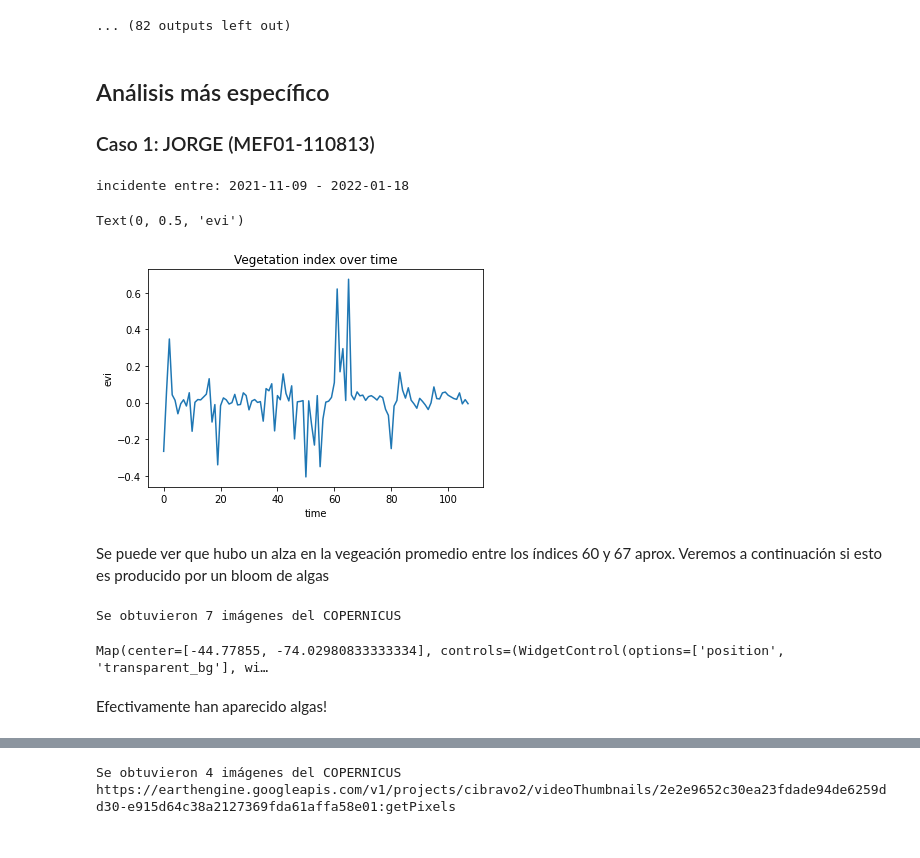
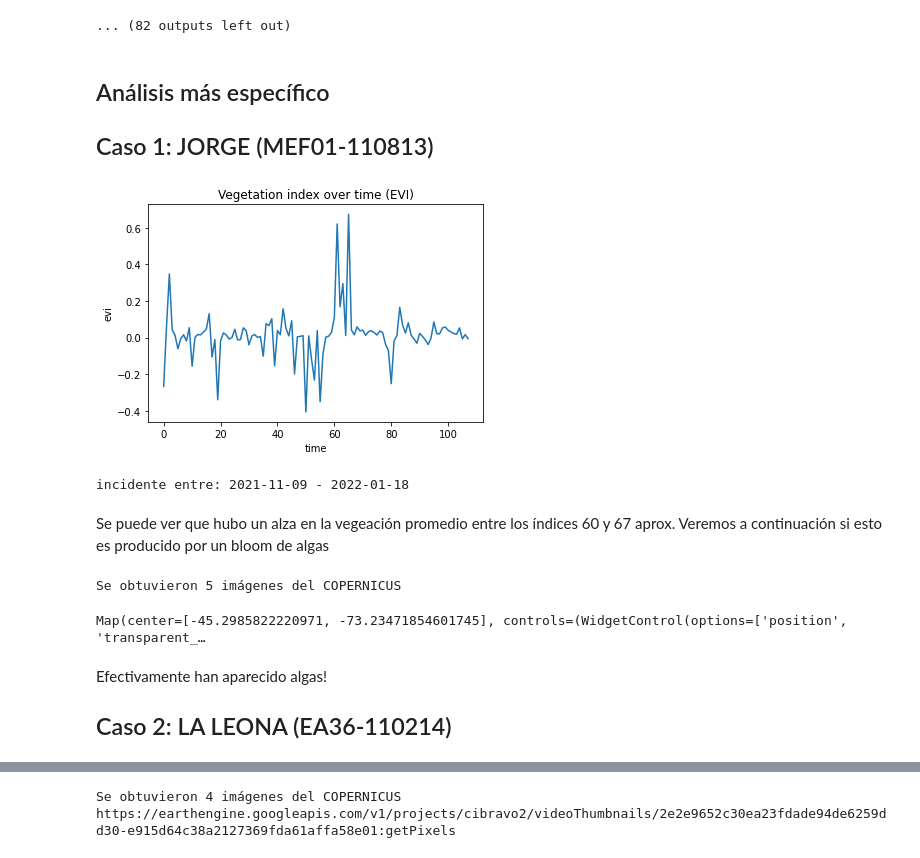
Before and after one commit to cristobalstrange/ProyectoCDDGIMT2118, a Jupyter notebook: main.ipynb, the cells around one changed output, grey strips where cells are left out. Drawn from its saved outputs; the diff is of its cells as text; code cells hidden in the pictures.

Commit message:
feat(project): :sparkles: Images

```diff
--- a/main.ipynb
+++ b/main.ipynb
@@ -305,27 +305,27 @@ for center in data['Name']:
 ... (82 outputs left out)
 # %% [markdown]
 ## Análisis más específico
-### Caso 1: JORGE (MEF01-110813)
+## Caso 1: JORGE (MEF01-110813)
 # %%
 centro = 'JORGE (MEF01-110813)'
 data = gpd.read_file('data_center.geojson').to_crs(4326)
 center = data[data['Name'] == centro]
 center_location = list(center['geometry'].get_coordinates().values[0][::-1])
 
 aoi = gpd.GeoSeries(center['geometry'].buffer(0.05, cap_style=3)).to_crs(4326).to_json()
 aoi_bbox = ee.Geometry.Polygon(json.loads(aoi)['features'][0]['geometry']['coordinates'], 'EPSG:4326')
 
 data_center = pd.read_csv(f'metrics/{centro}.csv')
 data_center = data_center.dropna()
-print(f'incidente entre: {list(data_center["time"])[60]} - {list(data_center["time"])[67]}')
 plt.plot(data_center['evi'])
-plt.title('Vegetation index over time')
+plt.title('Vegetation index over time (EVI)')
 plt.xlabel('time')
 plt.ylabel('evi')
+plt.show()
+print(f'incidente entre: {list(data_center["time"])[60]} - {list(data_center["time"])[67]}')
 # %% [output]
+[figure, new version]
 incidente entre: 2021-11-09 - 2022-01-18
-Text(0, 0.5, 'evi')
-[figure, old version]
 # %% [markdown]
 Se puede ver que hubo un alza en la vegeación promedio entre los índices 60 y 67 aprox. Veremos a continuación si esto es producido por un bloom de algas
 # %%
@@ -334,13 +334,29 @@ clouds = 25
 collection_copernicus, images_copernicus = get_copernicus_collection(aoi_bbox, dates, clouds=clouds)
 image_copernicus = collection_copernicus.median()
 image_copernicus = image_copernicus.clip(aoi_bbox)
+
+
+fecha = '2021-11-09'
+dayOfInterest = ee.Date(fecha)
+sentinel2_collection = ee.ImageCollection('COPERNICUS/S2_SR').filterDate(dayOfInterest, dayOfInterest.advance(10, 'day')).filterBounds(aoi_bbox)
+calculate_evi_image = calculate_evi(sentinel2_collection).mean().clip(aoi_bbox)
+
+
 Map = geemap.Map(center=center_location, zoom=13)
 Map.addLayer(aoi_bbox)
+visParams = {
+    'min': -1,
+    'max': 1,
+    'palette': ['black', 'blue', 'purple', 'cyan', 'green', 'yellow', 'red']
+}
+Map.addLayer(calculate_evi_image, visParams, 'EVI', True)
 imageRGB = image_copernicus.visualize(**{'bands': ['TCI_R', 'TCI_G', 'TCI_B'],'min':0, 'max': 100})
 Map.addLayer(imageRGB, {}, 'RGB', True)
 Map
 # %% [output]
-Se obtuvieron 7 imágenes del COPERNICUS
+Se obtuvieron 5 imágenes del COPERNICUS
-Map(center=[-44.77855, -74.02980833333334], controls=(WidgetControl(options=['position', 'transparent_bg'], wi…
+Map(center=[-45.2985822220971, -73.23471854601745], controls=(WidgetControl(options=['position', 'transparent_…
 # %% [markdown]
 Efectivamente han aparecido algas!
+
+## Caso 2: LA LEONA (EA36-110214)
```
Also changed, not shown: parts of 10 cells of this notebook.
